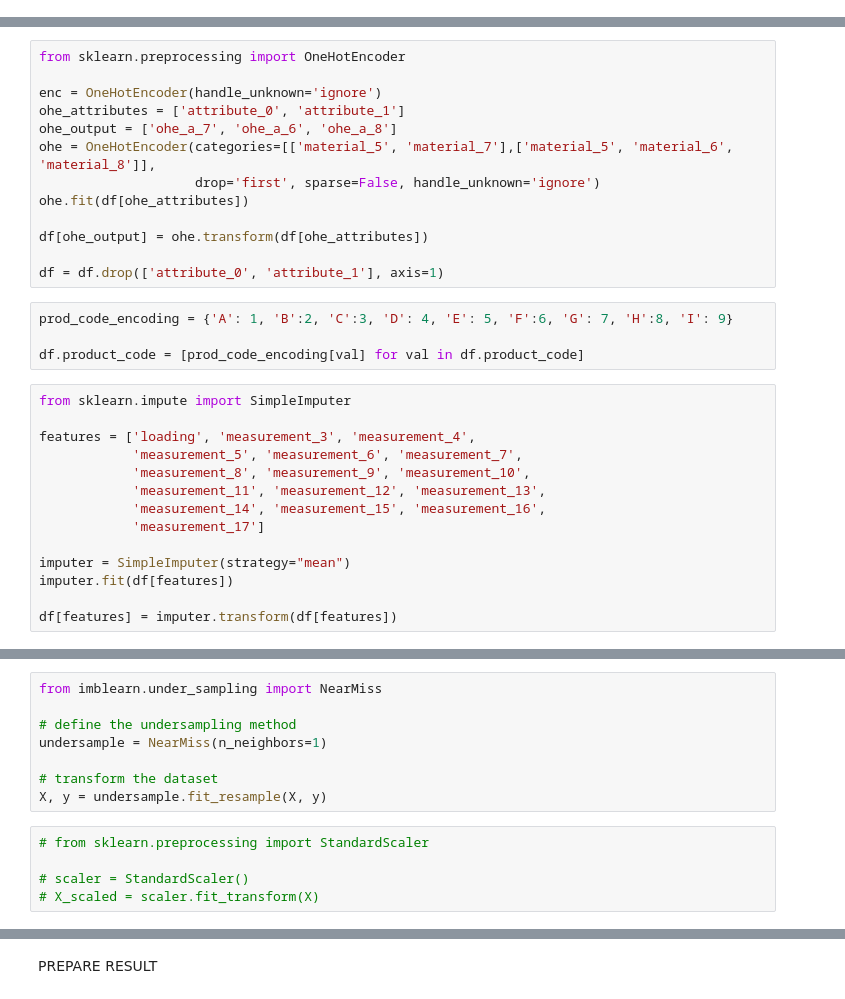
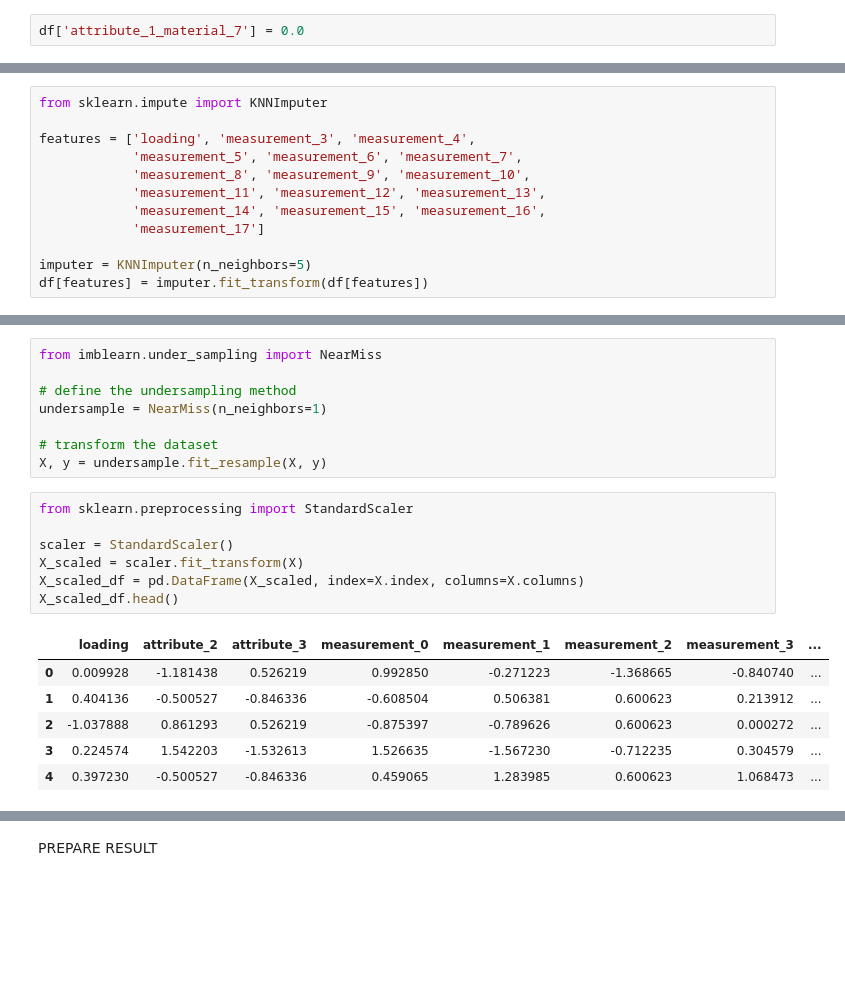
Before and after one commit to Ndraaa15/ML-Battle-Royale, a Jupyter notebook: Javier/failures-keep-it-dry/machine-learning/machine-learning.ipynb, the cells around one changed output, grey strips where cells are left out. Saved outputs shown, nothing was run; the diff lists cells and outputs as text; blank space fills up the shorter version.

```diff
--- a/Javier/failures-keep-it-dry/machine-learning/machine-learning.ipynb
+++ b/Javier/failures-keep-it-dry/machine-learning/machine-learning.ipynb
@@ -40,3 +29,5 @@ memory usage: 5.3+ MB
+# %%
+df['attribute_1_material_7'] = 0.0
 # %%
 df.isnull().sum()
 # %% [output]
@@ -118,22 +51,5 @@ df = df.drop('id', axis=1)
-# %%
-from sklearn.preprocessing import OneHotEncoder
-
-enc = OneHotEncoder(handle_unknown='ignore')
-ohe_attributes = ['attribute_0', 'attribute_1']
-ohe_output = ['ohe_a_7', 'ohe_a_6', 'ohe_a_8']
-ohe = OneHotEncoder(categories=[['material_5', 'material_7'],['material_5', 'material_6', 'material_8']],
-                    drop='first', sparse=False, handle_unknown='ignore')
-ohe.fit(df[ohe_attributes])
-
-df[ohe_output] = ohe.transform(df[ohe_attributes])
-
-df = df.drop(['attribute_0', 'attribute_1'], axis=1)
-# %%
-prod_code_encoding = {'A': 1, 'B':2, 'C':3, 'D': 4, 'E': 5, 'F':6, 'G': 7, 'H':8, 'I': 9}
-
-df.product_code = [prod_code_encoding[val] for val in df.product_code]
 # %%
-from sklearn.impute import SimpleImputer
+from sklearn.impute import KNNImputer
 
 features = ['loading', 'measurement_3', 'measurement_4',
             'measurement_5', 'measurement_6', 'measurement_7',
@@ -142,7 +58,5 @@ features = ['loading', 'measurement_3', 'measurement_4',
             'measurement_14', 'measurement_15', 'measurement_16',
             'measurement_17']
 
-imputer = SimpleImputer(strategy="mean")
-imputer.fit(df[features])
-
-df[features] = imputer.transform(df[features])
+imputer = KNNImputer(n_neighbors=5)
+df[features] = imputer.fit_transform(df[features])
@@ -180,7 +74,16 @@ undersample = NearMiss(n_neighbors=1)
 # transform the dataset
 X, y = undersample.fit_resample(X, y)
 # %%
-# from sklearn.preprocessing import StandardScaler
+from sklearn.preprocessing import StandardScaler
 
-# scaler = StandardScaler()
-# X_scaled = scaler.fit_transform(X)
+scaler = StandardScaler()
+X_scaled = scaler.fit_transform(X)
+X_scaled_df = pd.DataFrame(X_scaled, index=X.index, columns=X.columns)
+X_scaled_df.head()
+# %% [output]
+|  | loading | attribute_2 | attribute_3 | measurement_0 | measurement_1 | measurement_2 | measurement_3 | ... |
+| 0 | 0.009928 | -1.181438 | 0.526219 | 0.992850 | -0.271223 | -1.368665 | -0.840740 | ... |
+| 1 | 0.404136 | -0.500527 | -0.846336 | -0.608504 | 0.506381 | 0.600623 | 0.213912 | ... |
+| 2 | -1.037888 | 0.861293 | 0.526219 | -0.875397 | -0.789626 | 0.600623 | 0.000272 | ... |
+| 3 | 0.224574 | 1.542203 | -1.532613 | 1.526635 | -1.567230 | -0.712235 | 0.304579 | ... |
+| 4 | 0.397230 | -0.500527 | -0.846336 | 0.459065 | 1.283985 | 0.600623 | 1.068473 | ... |
```
Also changed, not shown: parts of 36 cells of this notebook, 5 other files.
